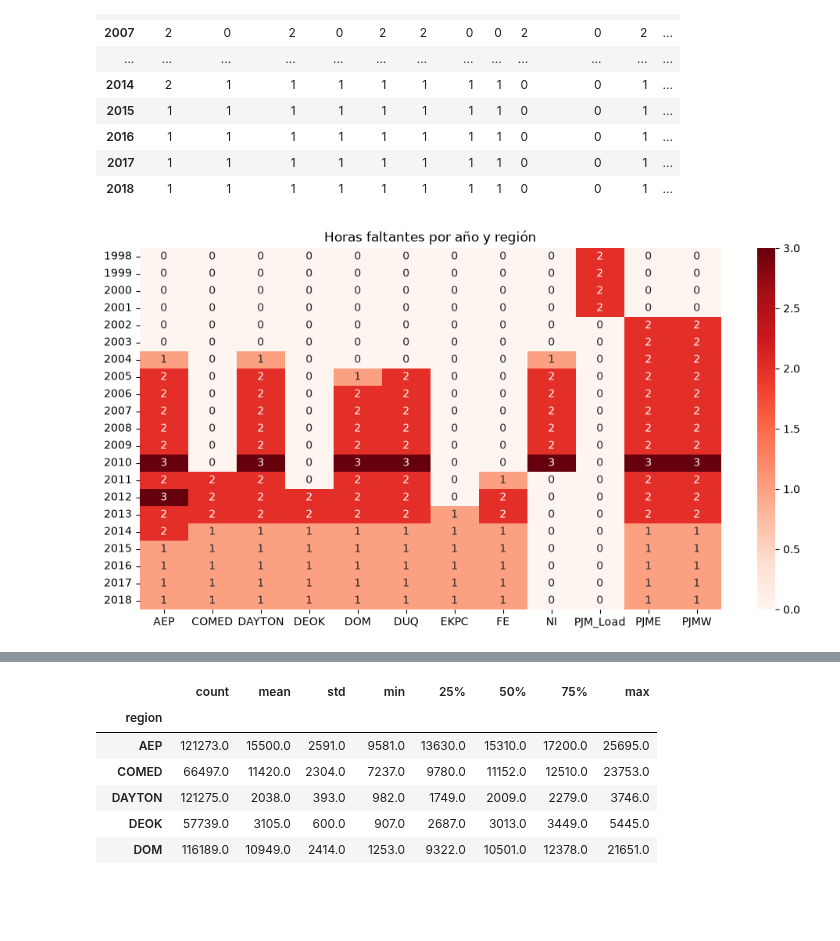
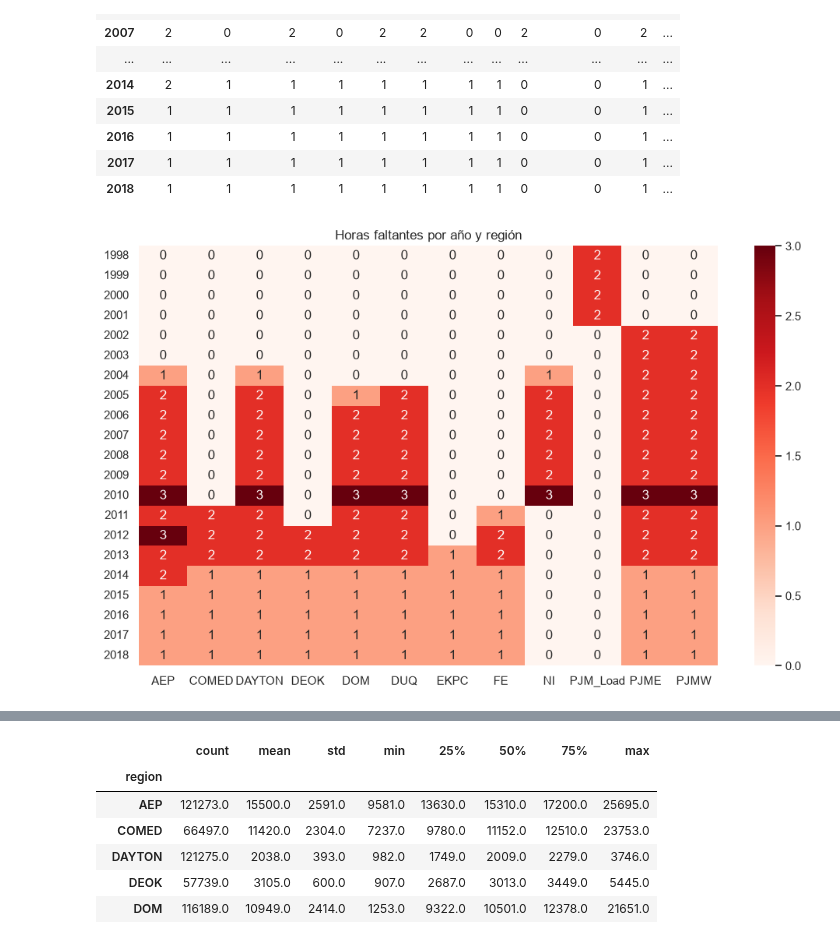
Before and after one commit to LukasGarrido/energy-consumption-analysis, a Jupyter notebook: notebooks/01_exploracion.ipynb, the cells around one changed output, grey strips where cells are left out. Saved outputs shown, nothing was run; the diff lists cells and outputs as text; code cells hidden in the pictures; blank space fills up the shorter version.

```diff
--- a/notebooks/01_exploracion.ipynb
+++ b/notebooks/01_exploracion.ipynb
@@ -7,12 +24,14 @@
 %load_ext autoreload
 %autoreload 2
 
-from src.data_loader import list_region_files, load_region, load_regions_dict, load_all_regions
-
 import pandas as pd
-import numpy as np
 import matplotlib.pyplot as plt
 import seaborn as sns
+
+from src.data_loader import load_regions_dict, load_all_regions
+
+sns.set_theme(style="whitegrid")
+pd.set_option("display.max_columns", None)
 # %% [output]
 The autoreload extension is already loaded. To reload it, use:
   %reload_ext autoreload
@@ -179,9 +232,9 @@ faltantes_anio
 | 2017 | 1 | 1 | 1 | 1 | 1 | 1 | 1 | 1 | 0 | 0 | 1 | ... |
 | 2018 | 1 | 1 | 1 | 1 | 1 | 1 | 1 | 1 | 0 | 0 | 1 | ... |
 # %%
-fig, ax = plt.subplots(figsize=(12, 6))
+fig, ax = plt.subplots(figsize=(12, 7))
 sns.heatmap(faltantes_anio, annot=True, fmt='d', cmap='Reds', ax=ax)
 ax.set_title('Horas faltantes por año y región')
 plt.show()
 # %% [output]
-[figure, old version]
+[figure, new version]
```
Also changed, not shown: parts of 30 cells of this notebook.
